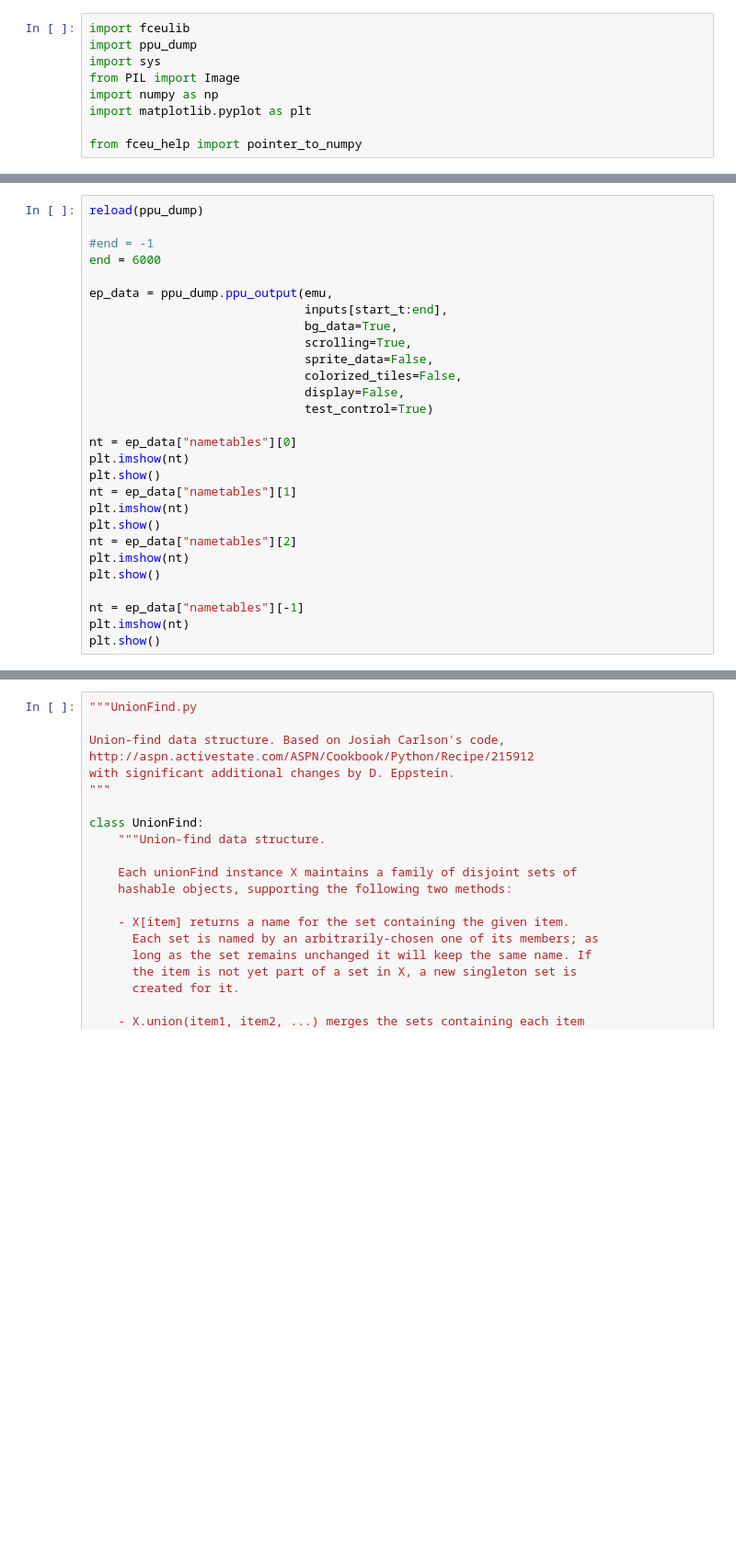
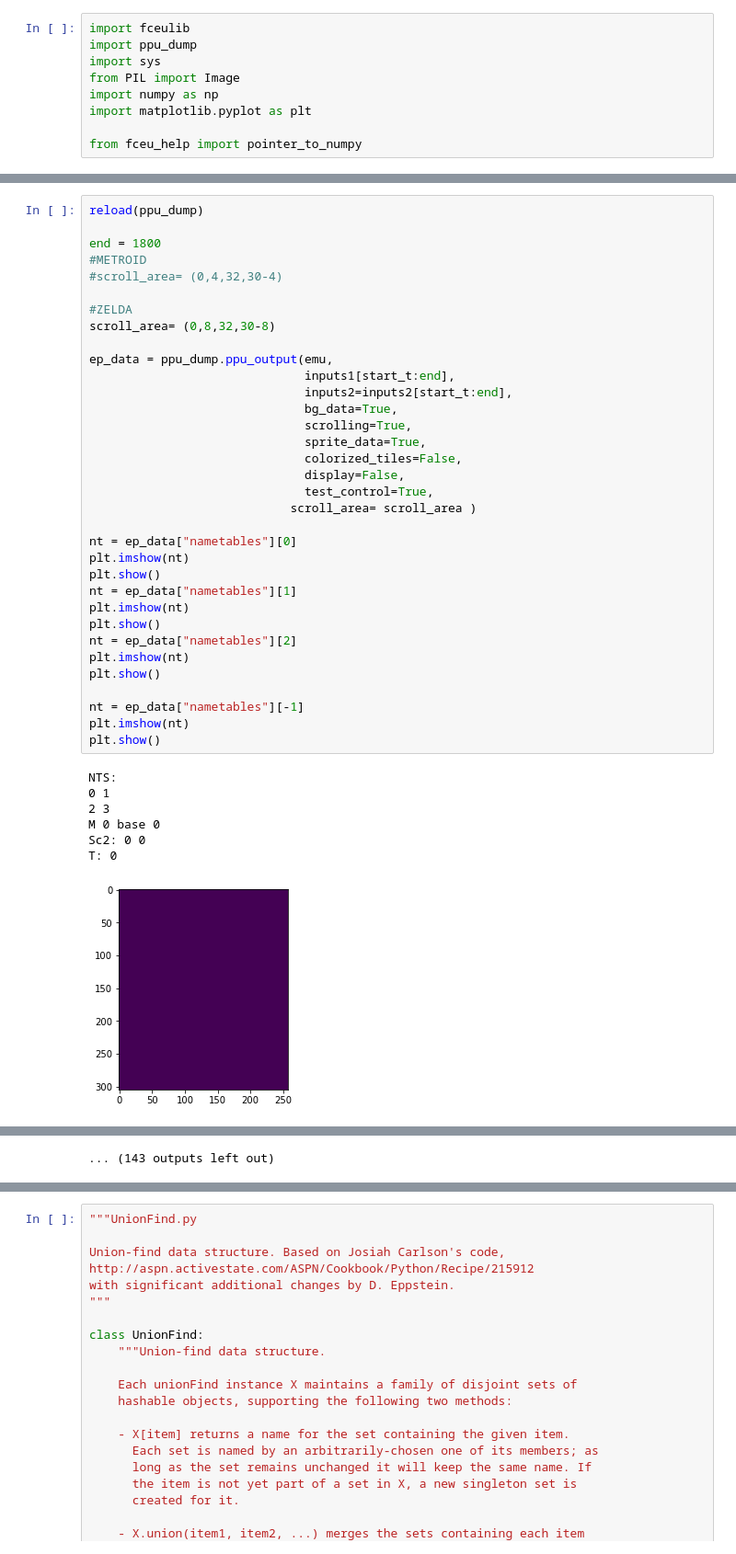
Before and after one commit to JoeOsborn/mechlearn, a Jupyter notebook: mechlearn/mappy.ipynb, the cells around one changed output, grey strips where cells are left out. Shown at 92% size. Saved outputs shown, nothing was run; the diff lists cells and outputs as text; blank space fills up the shorter version.

```diff
--- a/mechlearn/mappy.ipynb
+++ b/mechlearn/mappy.ipynb
@@ -44,28 +53,42 @@ plt.show()
 # %%
 reload(ppu_dump)
 
-#end = -1
-end = 6000
+end = 1800
+#METROID
+#scroll_area= (0,4,32,30-4)
+
+#ZELDA
+scroll_area= (0,8,32,30-8)
 
 ep_data = ppu_dump.ppu_output(emu,
-                              inputs[start_t:end],
+                              inputs1[start_t:end],
+                              inputs2=inputs2[start_t:end],
                               bg_data=True,
                               scrolling=True,
-                              sprite_data=False,
+                              sprite_data=True,
                               colorized_tiles=False,
                               display=False,
-                              test_control=True)
+                              test_control=True,
+                            scroll_area= scroll_area )
 
 nt = ep_data["nametables"][0]
 plt.imshow(nt)
 plt.show()
 nt = ep_data["nametables"][1]
 plt.imshow(nt)
 plt.show()
 nt = ep_data["nametables"][2]
 plt.imshow(nt)
 plt.show()
 
 nt = ep_data["nametables"][-1]
 plt.imshow(nt)
 plt.show()
+# %% [output]
+NTS:
+0 1
+2 3
+M 0 base 0
+Sc2: 0 0
+T: 0
+[figure, added]
@@ -72,3 +137,4 @@ plt.show()
+... (143 outputs left out)
 # %%
 posx, posy = 0, 0
 nt_total = {}
```
Also changed, not shown: parts of 4 cells of this notebook, 1 other file.
